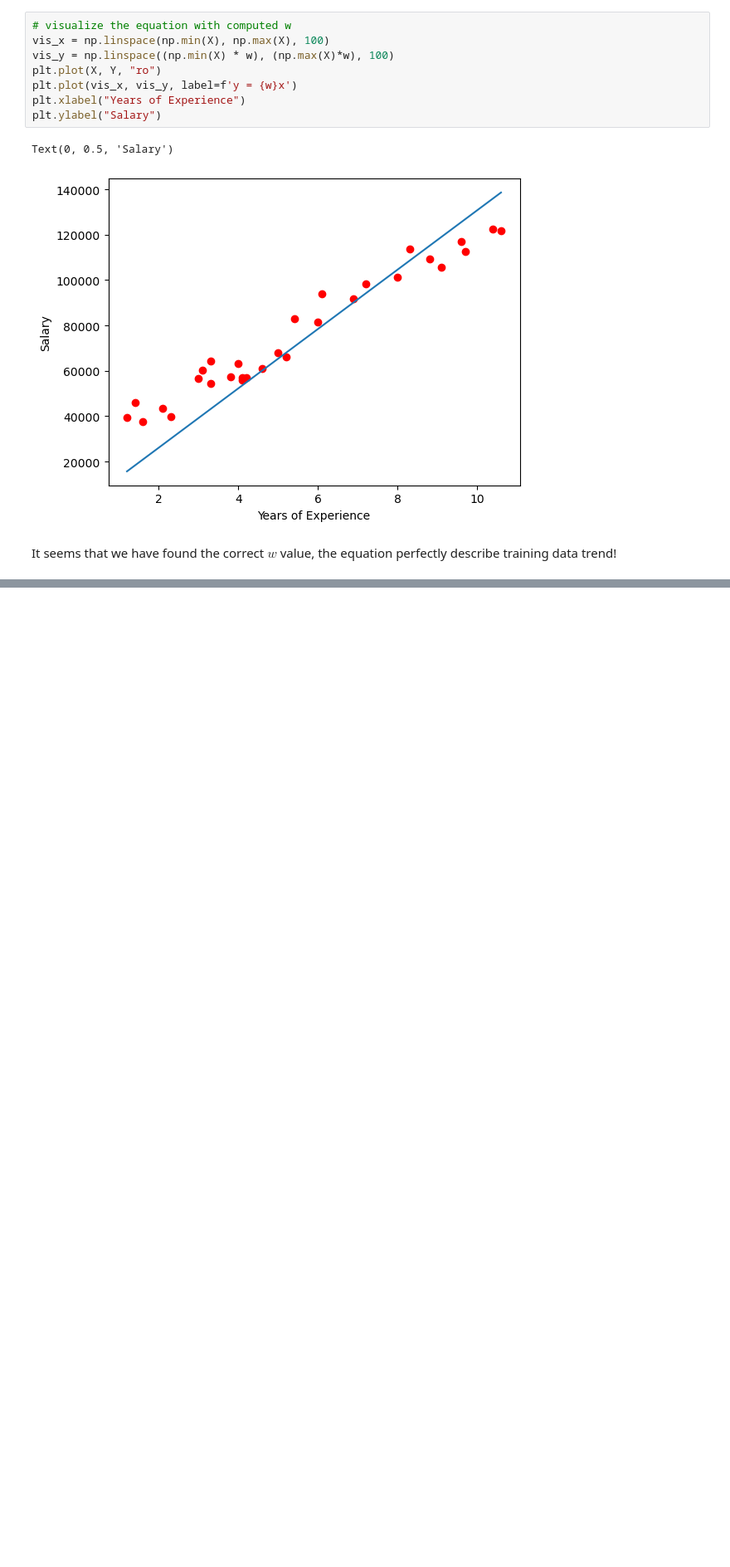
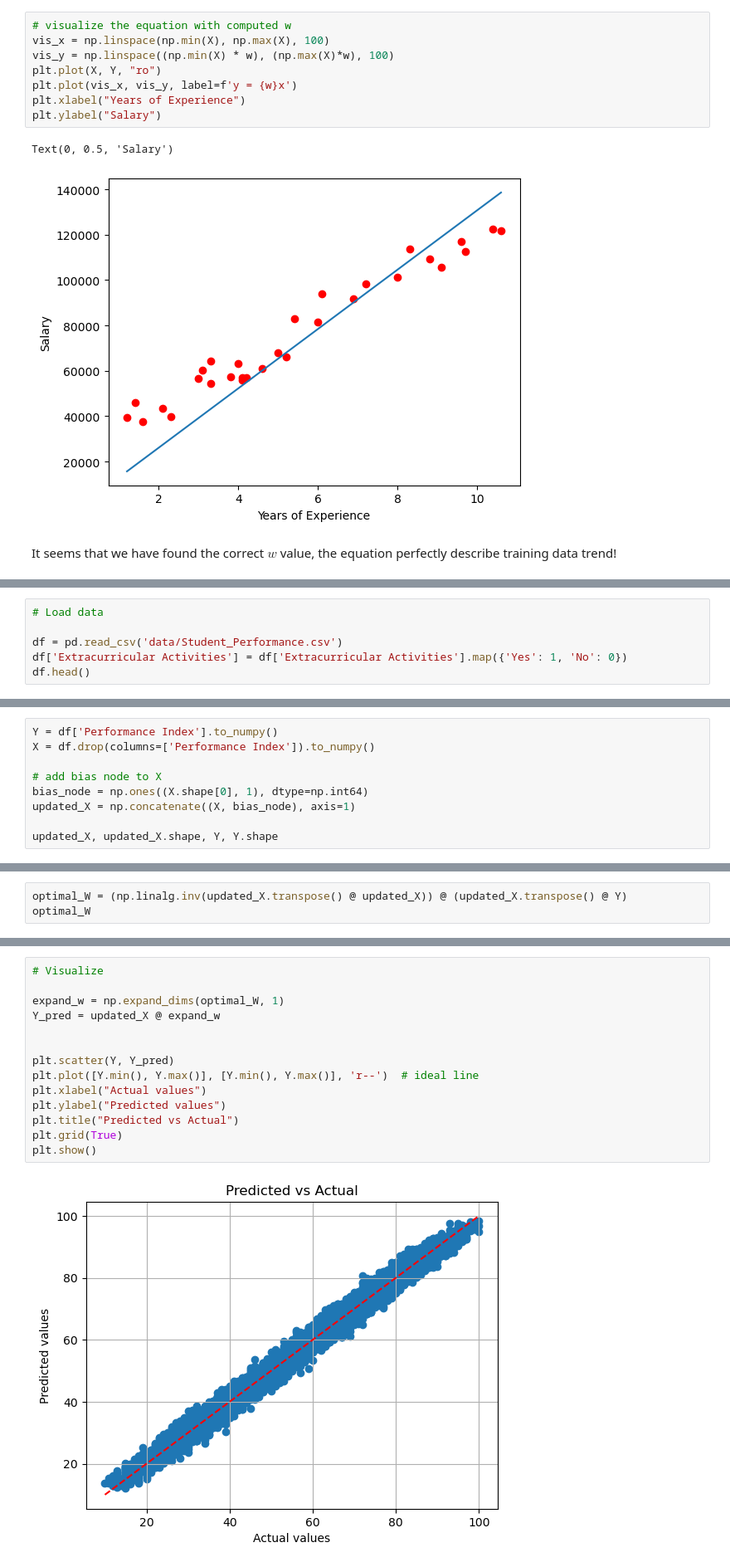
Before and after one commit to tuannleanhh/machine-learning-reviews, a Jupyter notebook: linear_regression.ipynb, the cells around one changed output, grey strips where cells are left out. Shown: that part at 83% size. Cells and saved outputs as stored; diff of their text form; blank space fills up the shorter version.

```diff
--- a/linear_regression.ipynb
+++ b/linear_regression.ipynb
@@ -128,0 +258,6 @@ $$ \frac{dL(w_1)}{dw_1} = \sum_{i=1}^{n} [y_i - (x_1w_1 + x_2w_2 + b)] \frac{d [
+# %%
+# Load data
+
+df = pd.read_csv('data/Student_Performance.csv')
+df['Extracurricular Activities'] = df['Extracurricular Activities'].map({'Yes': 1, 'No': 0})
+df.head()
@@ -128,0 +271,9 @@ $$ \frac{dL(w_1)}{dw_1} = \sum_{i=1}^{n} [y_i - (x_1w_1 + x_2w_2 + b)] \frac{d [
+# %%
+Y = df['Performance Index'].to_numpy()
+X = df.drop(columns=['Performance Index']).to_numpy()
+
+# add bias node to X
+bias_node = np.ones((X.shape[0], 1), dtype=np.int64)
+updated_X = np.concatenate((X, bias_node), axis=1)
+
+updated_X, updated_X.shape, Y, Y.shape
@@ -128,0 +291,3 @@ $$ \frac{dL(w_1)}{dw_1} = \sum_{i=1}^{n} [y_i - (x_1w_1 + x_2w_2 + b)] \frac{d [
+# %%
+optimal_W = (np.linalg.inv(updated_X.transpose() @ updated_X)) @ (updated_X.transpose() @ Y)
+optimal_W
@@ -129,2 +314,18 @@ $$ \frac{dL(w_1)}{dw_1} = \sum_{i=1}^{n} [y_i - (x_1w_1 + x_2w_2 + b)] \frac{d [
+# %%
+# Visualize
+
+expand_w = np.expand_dims(optimal_W, 1)
+Y_pred = updated_X @ expand_w
+
+
+plt.scatter(Y, Y_pred)
+plt.plot([Y.min(), Y.max()], [Y.min(), Y.max()], 'r--')  # ideal line
+plt.xlabel("Actual values")
+plt.ylabel("Predicted values")
+plt.title("Predicted vs Actual")
+plt.grid(True)
+plt.show()
+# %% [output]
+[figure, added]
 # %% [markdown]
 ## Discussion
```
Also changed, not shown: parts of 28 cells of this notebook, 1 other file.
